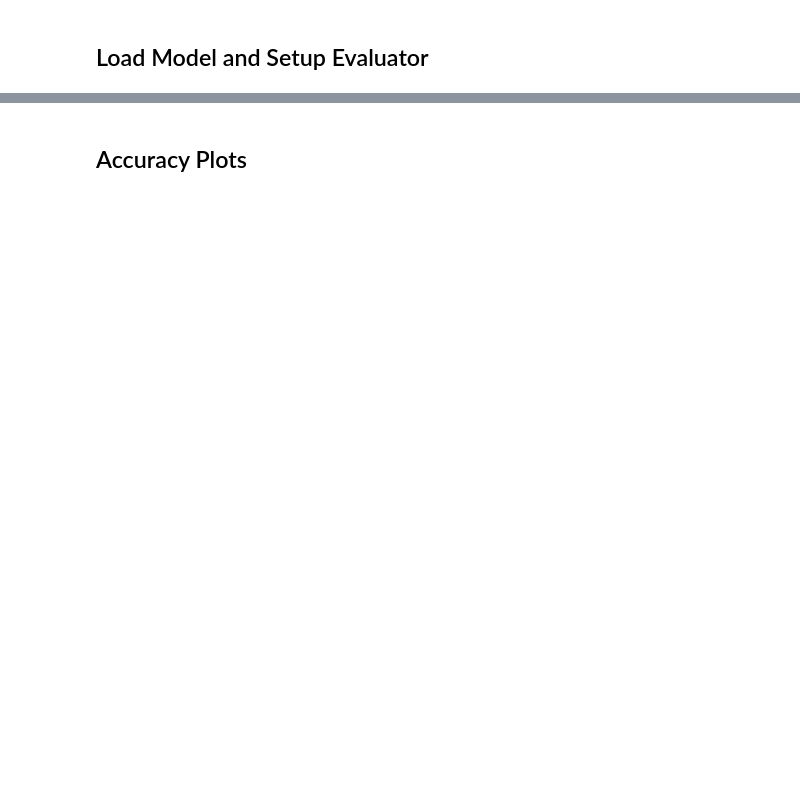
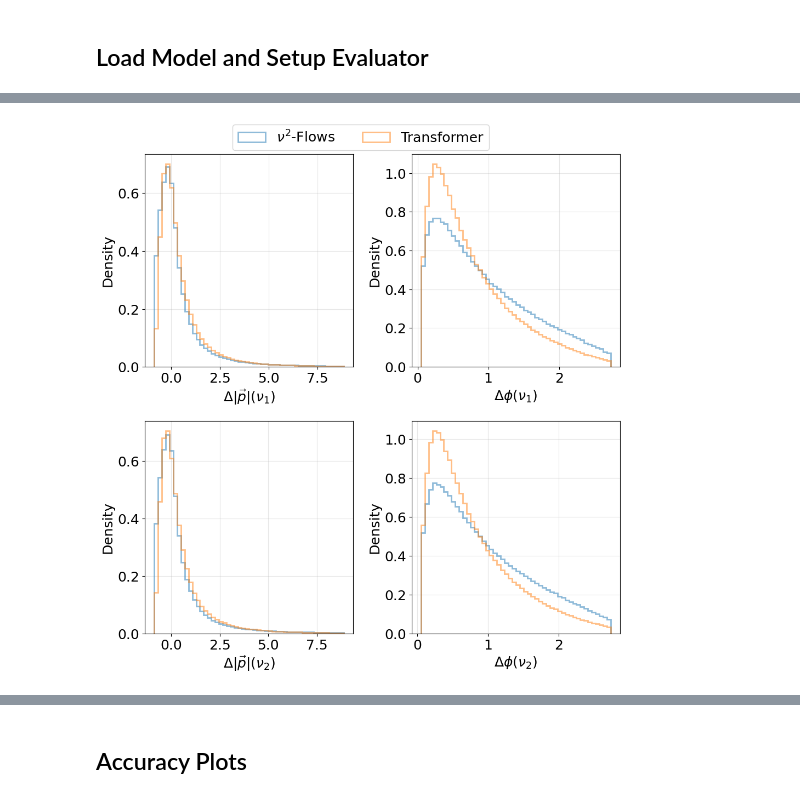
Before and after one commit to simi216/mva-trainer, a Jupyter notebook: notebooks/EvaluateModel.ipynb, the cells around one changed output, grey strips where cells are left out. Drawn from its saved outputs; the diff is of its cells as text; code cells hidden in the pictures; blank space fills up the shorter version.

```diff
--- a/notebooks/EvaluateModel.ipynb
+++ b/notebooks/EvaluateModel.ipynb
@@ -14,7 +14,7 @@ import numpy as np
 from importlib import reload
 import matplotlib.pyplot as plt
 import yaml
-import core.assignment_models as Models
+import core.keras_models as Models
 import core
 import os
 
@@ -23,29 +23,25 @@ if False:
     PLOTS_DIR = "plots/ToponiumInfusedTransformer/"
     MODEL_DIR = "models/mixed_model"
 else:
-    PLOTS_DIR = "plots/Transformer_HLF/"
-    MODEL_DIR = "../legacy_models/FeatureConcatTransformer_HLF_d256_l4_h8"
+    PLOTS_DIR = "plots/RegressionTransformer/"
+    MODEL_DIR = "../models/regression_transformer_old/"
 
 
-CONFIG_PATH = "../config/workspace_config_HLF.yaml"
+CONFIG_PATH = "../config/workspace_config.yaml"
 
 # Create directories
 os.makedirs(PLOTS_DIR, exist_ok=True)
-os.makedirs(MODEL_DIR, exist_ok=True)
 
 # Set plotting style
-plt.rcParams.update({"font.size": 24})
+plt.rcParams.update({"font.size": 18})
 
 # Load data
 load_config = get_load_config_from_yaml(CONFIG_PATH)
 DataProcessor = DataPreprocessor(load_config)
 
-with open(CONFIG_PATH, "r") as file:
-    data_configs = yaml.safe_load(file)
-
 data_config = DataProcessor.load_from_npz(
-    data_configs["data_path"]["nominal"], max_events=2_000_000
+    load_config["data_path"]["nominal"], max_events=2_000_000
 )
-X_val, y_val = DataProcessor.get_data()
+X_train, y_train, X_val, y_val = DataProcessor.split_even_odd()
 del DataProcessor
 # %% [output]
@@ -64,5 +60,9 @@ To enable the following instructions: AVX2 AVX512F FMA, in other operations, reb
 # %%
 reload(Models)
 reload(core)
-TransformerMatcher = Models.FeatureConcatTransformer(data_config, name=r"Transformer")
+Transformer = Models.FeatureConcatTransformer(
+    data_config, name=r"Transformer"
+)
+MODEL_DIR = "../models/regression_transformer/"
+Transformer.load_model(f"{MODEL_DIR}/model.keras")
 # %% [output]
@@ -78,6 +83,6 @@ config={'module': 'core.base_classes.MachineLearningBase', 'class_name': 'KerasM
 # %%
 import core.reconstruction.BaselineMethods as BaselineMethods
-import core.evaluation as Evaluation
+import core.evaluation.reconstruction_evaluator as Evaluation
 from core.reconstruction import GroundTruthReconstructor
 
 reload(Evaluation)
@@ -95,10 +100,10 @@ chi_square = BaselineMethods.ChiSquareAssigner(
 ground_truth_assigner = GroundTruthReconstructor(data_config, use_nu_flows=True)
 evaluator = Evaluation.ReconstructionEvaluator(
     [
-        delta_r_assigner,
         chi_square,
-        TransformerMatcher,
-        ground_truth_assigner,
+        Transformer,
+        #Transformer_log_trained,
+        #ground_truth_assigner,
     ],
     X_val,
     y_val,
@@ -105,0 +120,4 @@ evaluator = Evaluation.ReconstructionEvaluator(
+# %%
+fig, ax = evaluator.plot_relative_neutrino_deviations(bins=50)
+# %% [output]
+[figure, added]
```
Also changed, not shown: parts of 40 cells of this notebook, 50 other files.
